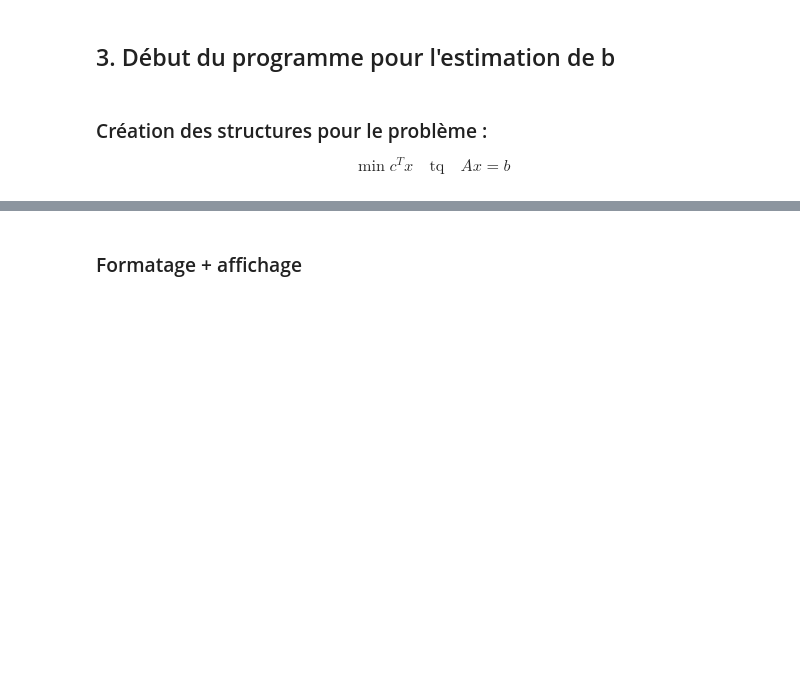
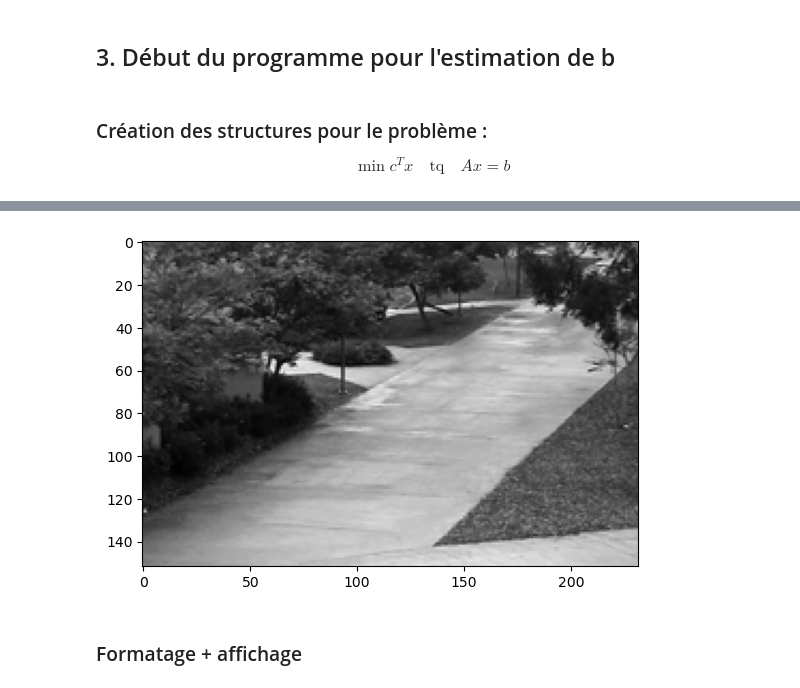
Before and after one commit to Rouxy42/Background-Removal-in-a-Video, a Jupyter notebook: codes/BackgroundRemoval.ipynb, the cells around one changed output, grey strips where cells are left out. Cells and saved outputs as stored; diff of their text form; code cells hidden in the pictures; blank space fills up the shorter version.

```diff
--- a/codes/BackgroundRemoval.ipynb
+++ b/codes/BackgroundRemoval.ipynb
@@ -111,3 +130,18 @@ def compute_b(c,a,bounds=[[0,None] for _ in range(3*t + 2)]):
+# %%
+def b_median(X):
+    b_med = np.zeros(p)
+    for i in range(p):
+        b_med[i] = np.median(X[i,:])
+
+    b_med = b_med.reshape(232, 152).T
+    b_med = 1 - b_med
+
+    plt.imshow(b_med, cmap='gray')
+    return b_med
+
+b_med = b_median(X)
+# %% [output]
+[figure, added]
 # %% [markdown]
 ### Formatage + affichage
 # %% [markdown]
```
Also changed, not shown: parts of 4 cells of this notebook, 1 other file.
